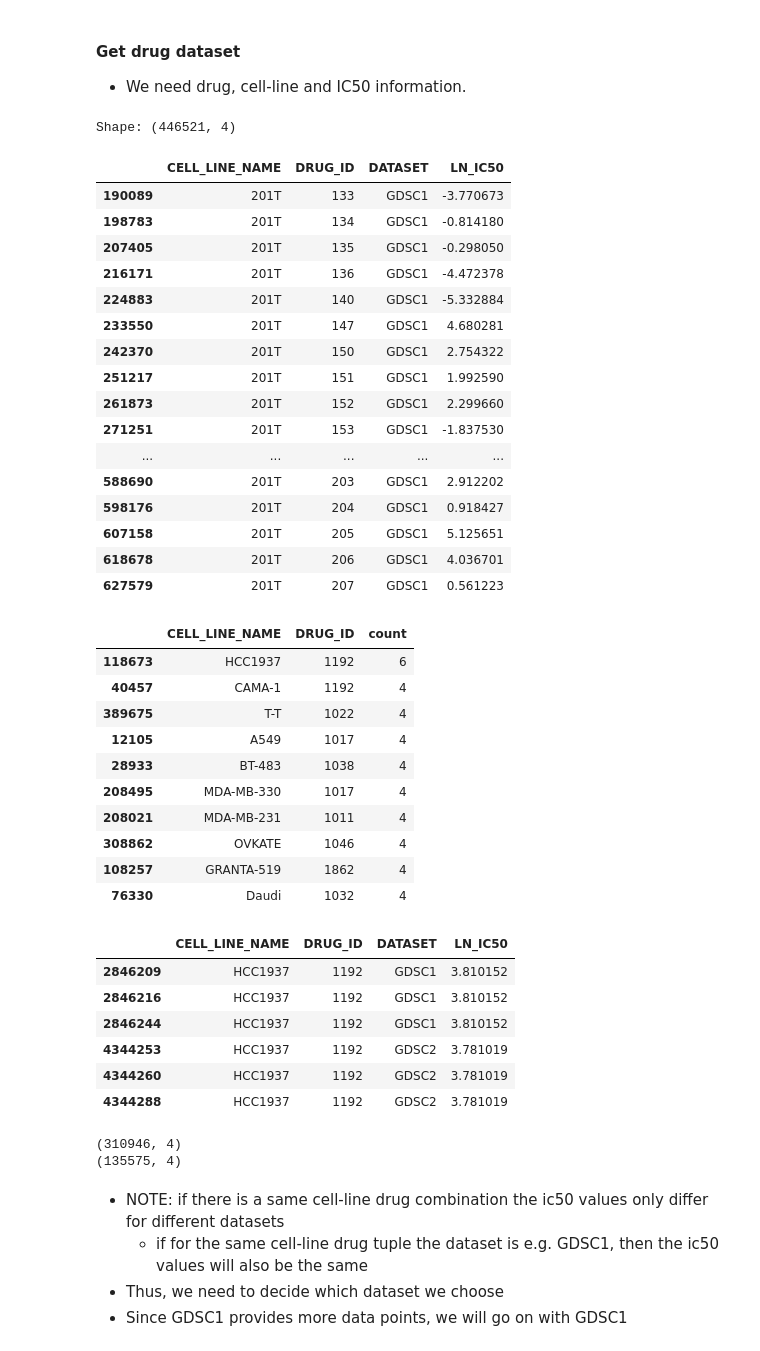
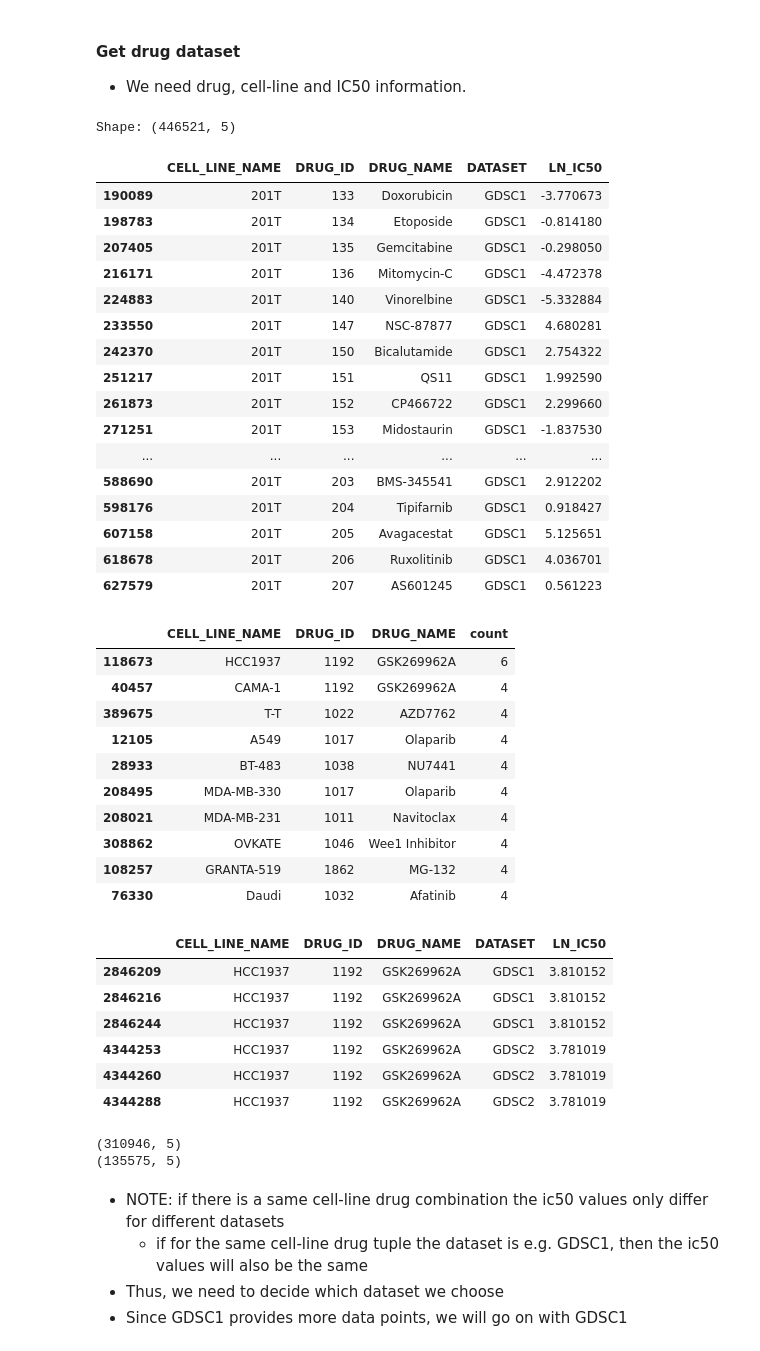
Before and after one commit to PeeteKeesel/gnn-for-drug-response-prediction, a Jupyter notebook: 04_v2_mutations.ipynb, the cells around one changed output. Drawn from its saved outputs; the diff is of its cells as text; code cells hidden in the pictures.

Commit message:
added GDSC2 option for drugs dataset and added DRUG_NAME to the saved table

```diff
--- a/04_v2_mutations.ipynb
+++ b/04_v2_mutations.ipynb
@@ -580,59 +580,59 @@ if READ:
 
 - We need drug, cell-line and IC50 information.
 # %%
-drug_cl_v1 = gene_expr[['CELL_LINE_NAME', 'DRUG_ID', 'DATASET', 'LN_IC50']].sort_values(['CELL_LINE_NAME', 'DRUG_ID'])
+drug_cl_v1 = gene_expr[['CELL_LINE_NAME', 'DRUG_ID', 'DRUG_NAME', 'DATASET', 'LN_IC50']].sort_values(['CELL_LINE_NAME', 'DRUG_ID'])
 print(f"Shape: {drug_cl_v1.shape}")
 drug_cl_v1.head(50)
 # %% [output]
-Shape: (446521, 4)
+Shape: (446521, 5)
-|  | CELL_LINE_NAME | DRUG_ID | DATASET | LN_IC50 |
-| 190089 | 201T | 133 | GDSC1 | -3.770673 |
-| 198783 | 201T | 134 | GDSC1 | -0.814180 |
-| 207405 | 201T | 135 | GDSC1 | -0.298050 |
-| 216171 | 201T | 136 | GDSC1 | -4.472378 |
-| 224883 | 201T | 140 | GDSC1 | -5.332884 |
-| 233550 | 201T | 147 | GDSC1 | 4.680281 |
-| 242370 | 201T | 150 | GDSC1 | 2.754322 |
-| 251217 | 201T | 151 | GDSC1 | 1.992590 |
-| 261873 | 201T | 152 | GDSC1 | 2.299660 |
-| 271251 | 201T | 153 | GDSC1 | -1.837530 |
-| ... | ... | ... | ... | ... |
-| 588690 | 201T | 203 | GDSC1 | 2.912202 |
-| 598176 | 201T | 204 | GDSC1 | 0.918427 |
-| 607158 | 201T | 205 | GDSC1 | 5.125651 |
-| 618678 | 201T | 206 | GDSC1 | 4.036701 |
-| 627579 | 201T | 207 | GDSC1 | 0.561223 |
+|  | CELL_LINE_NAME | DRUG_ID | DRUG_NAME | DATASET | LN_IC50 |
+| 190089 | 201T | 133 | Doxorubicin | GDSC1 | -3.770673 |
+| 198783 | 201T | 134 | Etoposide | GDSC1 | -0.814180 |
+| 207405 | 201T | 135 | Gemcitabine | GDSC1 | -0.298050 |
+| 216171 | 201T | 136 | Mitomycin-C | GDSC1 | -4.472378 |
+| 224883 | 201T | 140 | Vinorelbine | GDSC1 | -5.332884 |
+| 233550 | 201T | 147 | NSC-87877 | GDSC1 | 4.680281 |
+| 242370 | 201T | 150 | Bicalutamide | GDSC1 | 2.754322 |
+| 251217 | 201T | 151 | QS11 | GDSC1 | 1.992590 |
+| 261873 | 201T | 152 | CP466722 | GDSC1 | 2.299660 |
+| 271251 | 201T | 153 | Midostaurin | GDSC1 | -1.837530 |
+| ... | ... | ... | ... | ... | ... |
+| 588690 | 201T | 203 | BMS-345541 | GDSC1 | 2.912202 |
+| 598176 | 201T | 204 | Tipifarnib | GDSC1 | 0.918427 |
+| 607158 | 201T | 205 | Avagacestat | GDSC1 | 5.125651 |
+| 618678 | 201T | 206 | Ruxolitinib | GDSC1 | 4.036701 |
+| 627579 | 201T | 207 | AS601245 | GDSC1 | 0.561223 |
 # %%
-drug_cl_v1.groupby(['CELL_LINE_NAME', 'DRUG_ID']).size().reset_index()\
+drug_cl_v1.groupby(['CELL_LINE_NAME', 'DRUG_ID', 'DRUG_NAME']).size().reset_index()\
     .rename(columns={0: 'count'}).sort_values(['count'], ascending=False).head(10)
 # %% [output]
-|  | CELL_LINE_NAME | DRUG_ID | count |
-| 118673 | HCC1937 | 1192 | 6 |
-| 40457 | CAMA-1 | 1192 | 4 |
-| 389675 | T-T | 1022 | 4 |
-| 12105 | A549 | 1017 | 4 |
-| 28933 | BT-483 | 1038 | 4 |
-| 208495 | MDA-MB-330 | 1017 | 4 |
-| 208021 | MDA-MB-231 | 1011 | 4 |
-| 308862 | OVKATE | 1046 | 4 |
-| 108257 | GRANTA-519 | 1862 | 4 |
-| 76330 | Daudi | 1032 | 4 |
+|  | CELL_LINE_NAME | DRUG_ID | DRUG_NAME | count |
+| 118673 | HCC1937 | 1192 | GSK269962A | 6 |
+| 40457 | CAMA-1 | 1192 | GSK269962A | 4 |
+| 389675 | T-T | 1022 | AZD7762 | 4 |
+| 12105 | A549 | 1017 | Olaparib | 4 |
+| 28933 | BT-483 | 1038 | NU7441 | 4 |
+| 208495 | MDA-MB-330 | 1017 | Olaparib | 4 |
+| 208021 | MDA-MB-231 | 1011 | Navitoclax | 4 |
+| 308862 | OVKATE | 1046 | Wee1 Inhibitor | 4 |
+| 108257 | GRANTA-519 | 1862 | MG-132 | 4 |
+| 76330 | Daudi | 1032 | Afatinib | 4 |
 # %%
 drug_cl_v1[(drug_cl_v1.CELL_LINE_NAME=='HCC1937') & (drug_cl_v1.DRUG_ID==1192)]
 # %% [output]
-|  | CELL_LINE_NAME | DRUG_ID | DATASET | LN_IC50 |
-| 2846209 | HCC1937 | 1192 | GDSC1 | 3.810152 |
-| 2846216 | HCC1937 | 1192 | GDSC1 | 3.810152 |
-| 2846244 | HCC1937 | 1192 | GDSC1 | 3.810152 |
-| 4344253 | HCC1937 | 1192 | GDSC2 | 3.781019 |
-| 4344260 | HCC1937 | 1192 | GDSC2 | 3.781019 |
-| 4344288 | HCC1937 | 1192 | GDSC2 | 3.781019 |
+|  | CELL_LINE_NAME | DRUG_ID | DRUG_NAME | DATASET | LN_IC50 |
+| 2846209 | HCC1937 | 1192 | GSK269962A | GDSC1 | 3.810152 |
+| 2846216 | HCC1937 | 1192 | GSK269962A | GDSC1 | 3.810152 |
+| 2846244 | HCC1937 | 1192 | GSK269962A | GDSC1 | 3.810152 |
+| 4344253 | HCC1937 | 1192 | GSK269962A | GDSC2 | 3.781019 |
+| 4344260 | HCC1937 | 1192 | GSK269962A | GDSC2 | 3.781019 |
+| 4344288 | HCC1937 | 1192 | GSK269962A | GDSC2 | 3.781019 |
 # %%
 print(drug_cl_v1[drug_cl_v1.DATASET=='GDSC1'].shape)
 print(drug_cl_v1[drug_cl_v1.DATASET=='GDSC2'].shape)
 # %% [output]
-(310946, 4)
-(135575, 4)
+(310946, 5)
+(135575, 5)
 # %% [markdown]
 - NOTE: if there is a same cell-line drug combination the ic50 values only differ for different datasets
   - if for the same cell-line drug tuple the dataset is e.g. GDSC1, then the ic50 values will also be the same
```
Also changed, not shown: parts of 6 cells of this notebook, 1 other file.
